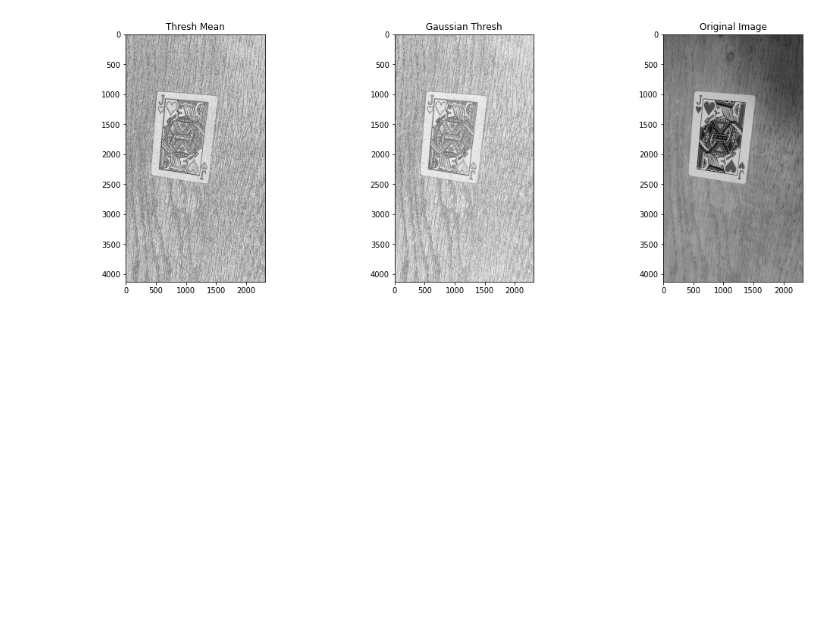
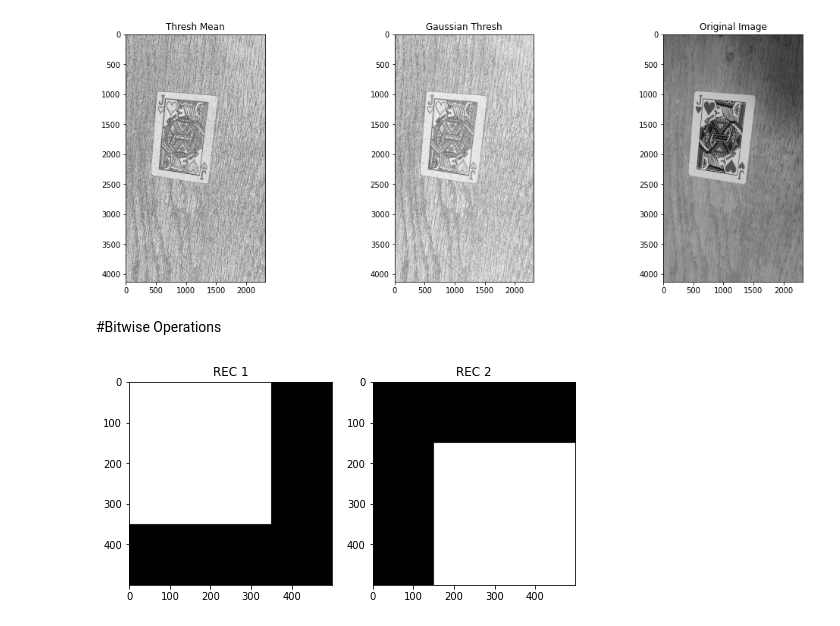
Before and after one commit to Nayal17/Opencv-Starter, a Jupyter notebook: OpenCV.ipynb, the cells around one changed output. Saved outputs shown, nothing was run; the diff lists cells and outputs as text; code cells hidden in the pictures; blank space fills up the shorter version.

Commit message:
Bitwise Operations and Applications

```diff
--- a/OpenCV.ipynb
+++ b/OpenCV.ipynb
@@ -227,3 +235,18 @@ plt.subplot(133); plt.imshow(gray_img, cmap="gray"); plt.title("Original Image")
 plt.show()
 # %% [output]
 [figure]
+# %% [markdown]
+#Bitwise Operations
+# %%
+rec1 = np.uint8(np.zeros((500,500)))
+rec2 = np.uint8(np.zeros((500,500)))
+
+rec1[:350,:350] = 255
+rec2[150:500,150:500] = 255
+# %%
+plt.figure(figsize=(8,6))
+plt.subplot(121); plt.imshow(rec1,cmap="gray"); plt.title("REC 1")
+plt.subplot(122); plt.imshow(rec2,cmap="gray"); plt.title("REC 2")
+plt.show()
+# %% [output]
+[figure, added]
```
Also changed, not shown: parts of 7 cells of this notebook.
